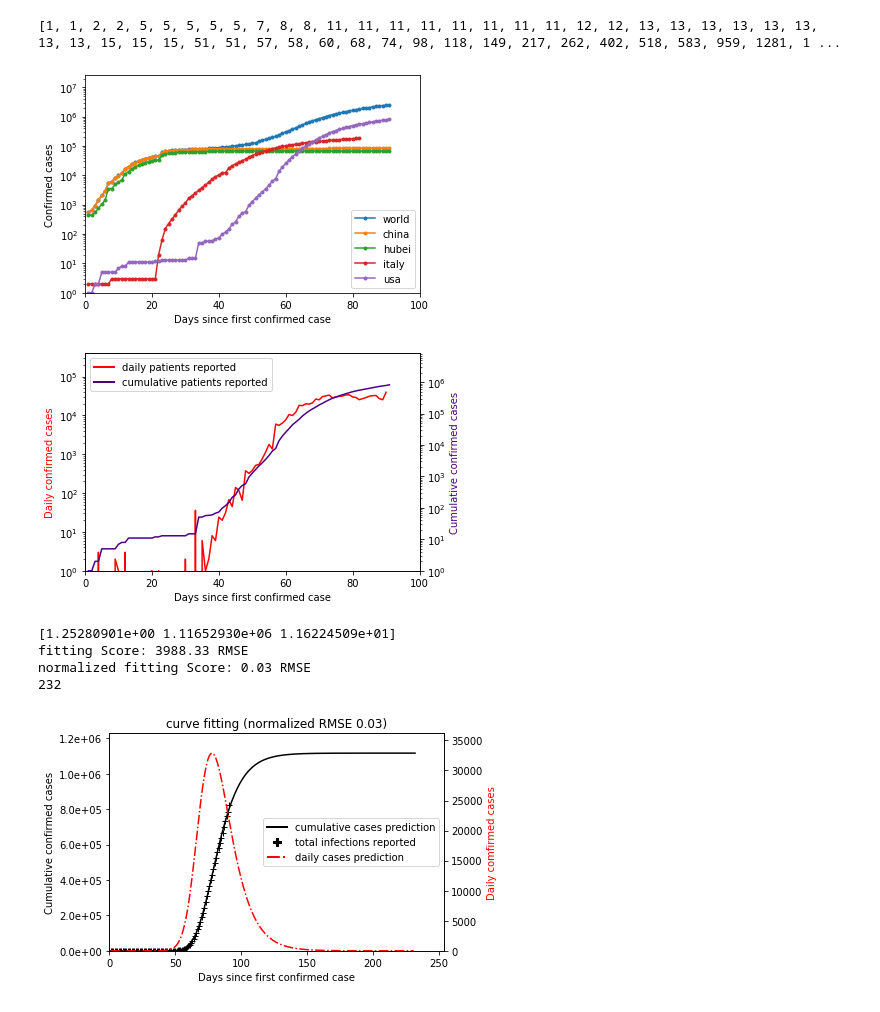
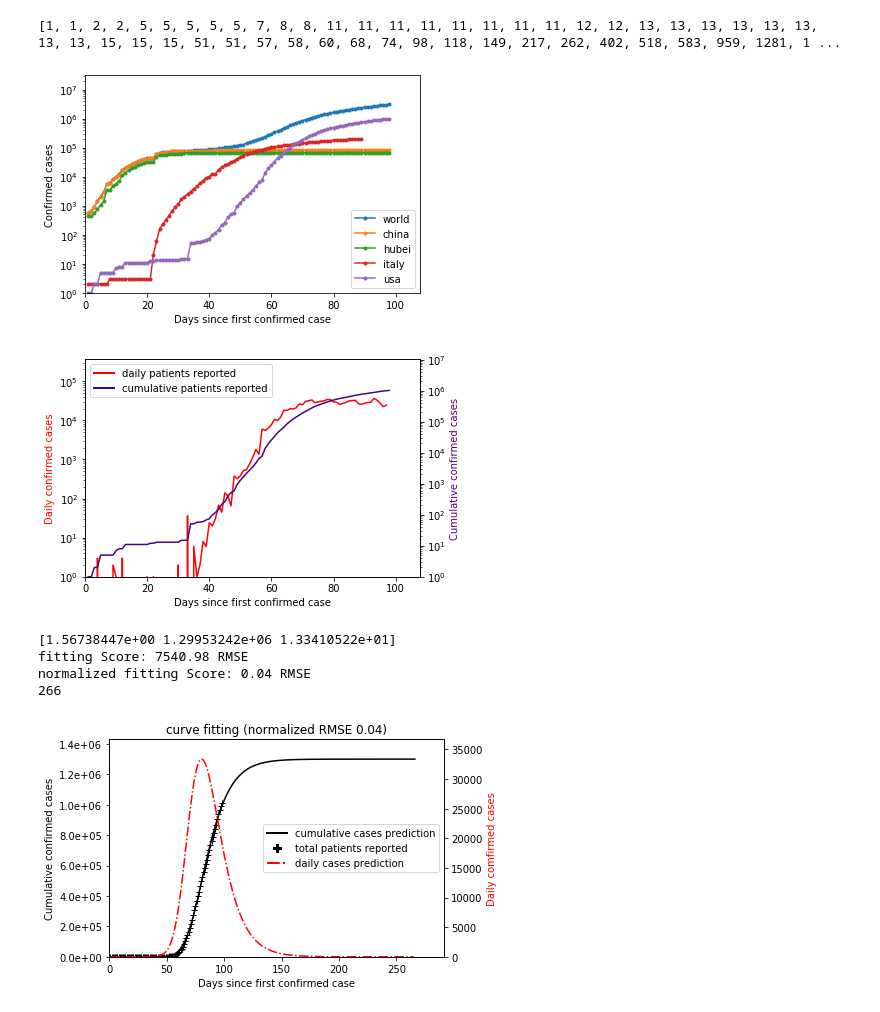
Before and after one commit to zhuowenzhao/COVID19-prediction, a Jupyter notebook: covid_slim.ipynb, the cells around one changed output. Drawn from its saved outputs; the diff is of its cells as text; code cells hidden in the pictures.

```diff
--- a/covid_slim.ipynb
+++ b/covid_slim.ipynb
@@ -21,7 +19,7 @@ Using TensorFlow backend.
 from slim21 import LSTMs
 import os.path
 
-pth = '/home/wolveszhao/zhaozhuo/CSE885Final'
+pth = '/home/CSE885Final'
 os.chdir(pth)
 # %%
 df = pd.read_csv(pth + '/Data/time_series_covid19_confirmed_global.csv')
@@ -82,7 +80,7 @@ fig.savefig("confirmed_world_log.pdf", bbox_inches='tight')
 plt.show()
 # %% [output]
 [1, 1, 2, 2, 5, 5, 5, 5, 5, 7, 8, 8, 11, 11, 11, 11, 11, 11, 11, 11, 12, 12, 13, 13, 13, 13, 13, 13, 13, 13, 15, 15, 15, 51, 51, 57, 58, 60, 68, 74, 98, 118, 149, 217, 262, 402, 518, 583, 959, 1281, 1 ...
-[figure, old version]
+[figure, new version]
 # %%
 from matplotlib.patches import Patch
 from matplotlib.lines import Line2D
@@ -118,7 +116,7 @@ ax1.legend(handles=legend_elements, loc='upper left')
 fig.savefig("confirmed_usa_log.pdf", bbox_inches='tight')
 plt.show()
 # %% [output]
-[figure, old version]
+[figure, new version]
 # %%
 from scipy.optimize import curve_fit
 
@@ -138,40 +136,40 @@ print('normalized fitting Score: %.2f RMSE' % (Score/np.mean(usa_cum)))
 
 
 func_days = np.arange(1,popt[2]*20,1)
 func_predict = func(func_days,*popt)
 print(len(func_predict))
 deltas_func = get_deltas(func_predict)
 days_delta_func = np.arange(1,len(deltas_func)+1,1)
 
 fig, ax1 = plt.subplots()
 ax1.plot(func_days, func_predict, 'k-')
 ax1.plot(days_cum_usa, usa_cum, 'k+')
 ax2 = ax1.twinx()
 ax2.plot(days_delta_func, deltas_func, 'r-.')
 
 ax1.set_xlabel('Days since first confirmed case')
 ax1.set_ylabel('Cumulative confirmed cases', color='k')
 ax2.set_ylabel('Daily comfirmed cases', color='r')
 ax1.set_xlim(0,max(days_delta_func)*1.1)
 ax1.set_ylim(0,max(func_predict)*1.1)
 ax2.set_ylim(0,max(deltas_func)*1.1)
 ax1.set_title('curve fitting (normalized RMSE {0:.2f})'.format(Score/np.mean(usa_cum)))
 ax1.yaxis.set_major_formatter(ticker.FormatStrFormatter('%.1e'))
 
 legend_elements = [Line2D([0], [0], color='k', lw=2, label='cumulative cases prediction'),
-                   Line2D([0], [0], marker='P', color='w', markerfacecolor='k', markersize=10,label='total infections reported'),
+                   Line2D([0], [0], marker='P', color='w', markerfacecolor='k', markersize=10,label='total patients reported'),
                    Line2D([0], [0], color='r',linestyle='-.', lw=2, label='daily cases prediction')]
 
 ax1.legend(handles=legend_elements, loc='center right')
-fig.savefig("death_fitting_prediction.pdf", bbox_inches='tight')
+fig.savefig("confirmed_fitting_prediction.pdf", bbox_inches='tight')
 
 plt.show()
 # %% [output]
-[1.25280901e+00 1.11652930e+06 1.16224509e+01]
-fitting Score: 3988.33 RMSE
-normalized fitting Score: 0.03 RMSE
-232
+[1.56738447e+00 1.29953242e+06 1.33410522e+01]
+fitting Score: 7540.98 RMSE
+normalized fitting Score: 0.04 RMSE
+266
-[figure, old version]
+[figure, new version]
 # %%
 Data = np.array(usa_cum).reshape((len(usa_cum),1))
 ld = len(Data)
```
Also changed, not shown: parts of 3 cells of this notebook.
